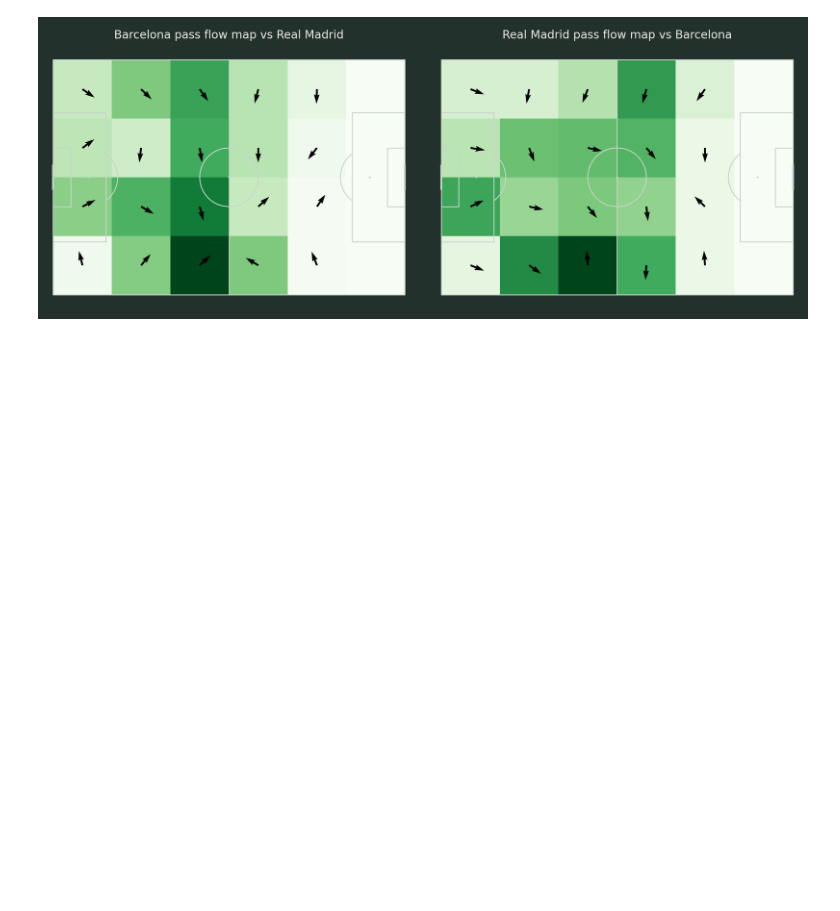
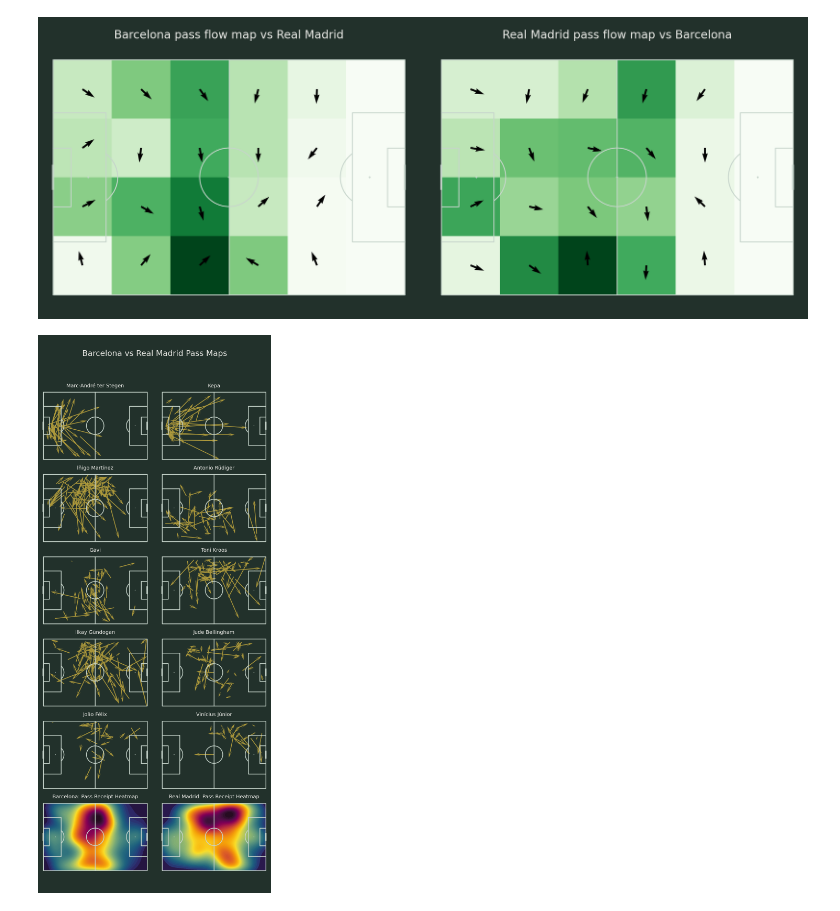
Before and after one commit to Football-Analytics-UCU/Real-Madrid, a Jupyter notebook: src/korotkova/passing_stat.ipynb, the cells around one changed output. Cells and saved outputs as stored; diff of their text form; code cells hidden in the pictures; blank space fills up the shorter version.

Commit message:
add pass stat by players

```diff
--- a/src/korotkova/passing_stat.ipynb
+++ b/src/korotkova/passing_stat.ipynb
@@ -99,3 +145,95 @@ flow_pass_plot_columns(first_team_passes=home_team_passes, second_team_passes=aw
                        second_team='Real Madrid')
 # %% [output]
 [figure]
+# %%
+import cmasher as cmr
+player_id_mapping = data['matchCentreData']['playerIdNameDictionary']
+
+
+def get_player_passes_data(data: list, id: int):
+    result = []
+    x = ()
+    y = ()
+    end_X = ()
+    end_Y = ()
+    for pass_data in data:
+        x += (pass_data['x'],)
+        y += (pass_data['y'],)
+        end_X += (pass_data['endX'],)
+        end_Y += (pass_data['endY'],)
+    result.append(x)
+    result.append(y)
+    result.append(end_X)
+    result.append(end_Y)
+    result.append(id)
+    return result
+
+
+def get_team_receive_passes_data(data: list, team_name: str):
+    result = []
+    x = ()
+    y = ()
+    for pass_data in data:
+        x += (pass_data['endX'],)
+        y += (pass_data['endY'],)
+    result.append(x)
+    result.append(y)
+    result.append(team_name)
+    return result
+
+
+def get_passes_by_players_id(id: int):
+    result = list(filter(lambda x: (
+        x['type']['displayName'] == 'Pass'
+        and x['playerId'] == id
+    ), data['matchCentreData']['events']))
+    return get_player_passes_data(result, id)
+
+
+comparsion_data_by_players = [
+    get_passes_by_players_id(80774),
+    get_passes_by_players_id(113880),
+    get_passes_by_players_id(106885),
+    get_passes_by_players_id(104010),
+    get_passes_by_players_id(422937),
+    get_passes_by_players_id(31772),
+    get_passes_by_players_id(77464),
+    get_passes_by_players_id(379868),
+    get_passes_by_players_id(362431),
+    get_passes_by_players_id(337782),
+    get_team_receive_passes_data(home_team_passes, 'Barcelona'),
+    get_team_receive_passes_data(away_team_passes, 'Real Madrid'),
+]
+
+
+def comparsion_pass_stat(passes: list, team1: str, team2: str):
+    pitch = Pitch(pitch_type='opta',  line_zorder=2,
+                  line_color='#c7d5cc', pitch_color='#22312b',)
+
+    fig, axs = pitch.grid(ncols=2,  endnote_height=0.03, endnote_space=0, axis=False, figheight=22, bottom=0.025, space=0.1,
+                          title_height=0.08, grid_height=0.84, nrows=6)
+    fig.set_facecolor('#22312b')
+    num_of_players = 10
+
+    for idx, ax in enumerate(axs['pitch'].flat):
+        if idx < num_of_players:
+            pitch.arrows(passes[idx][0], passes[idx][1],
+                         passes[idx][2], passes[idx][3], width=2,
+                         headwidth=5, headlength=10, color='#ad993c', ax=ax, label='completed passes')
+            ax.set_title(
+                player_id_mapping[f'{passes[idx][4]}'], fontsize=14, color='#edede9')
+        else:
+            pitch.kdeplot(passes[idx][0], passes[idx][1], ax=ax,
+                          cmap=cmr.pride,
+                          levels=100,
+                          thresh=0, fill=True)
+            ax.set_title(f'{passes[idx][2]}: Pass Receipt Heatmap', color='#edede9',
+                         fontsize=14)
+
+    axs['title'].text(0.5, 0.65, f'{team1} vs {team2} Pass Maps', fontsize=22,
+                      va='center', ha='center', color='#edede9')
+
+
+comparsion_pass_stat(comparsion_data_by_players, 'Barcelona', 'Real Madrid')
+# %% [output]
+[figure, added]
```
Also changed, not shown: parts of 2 cells of this notebook, 5 other files.
